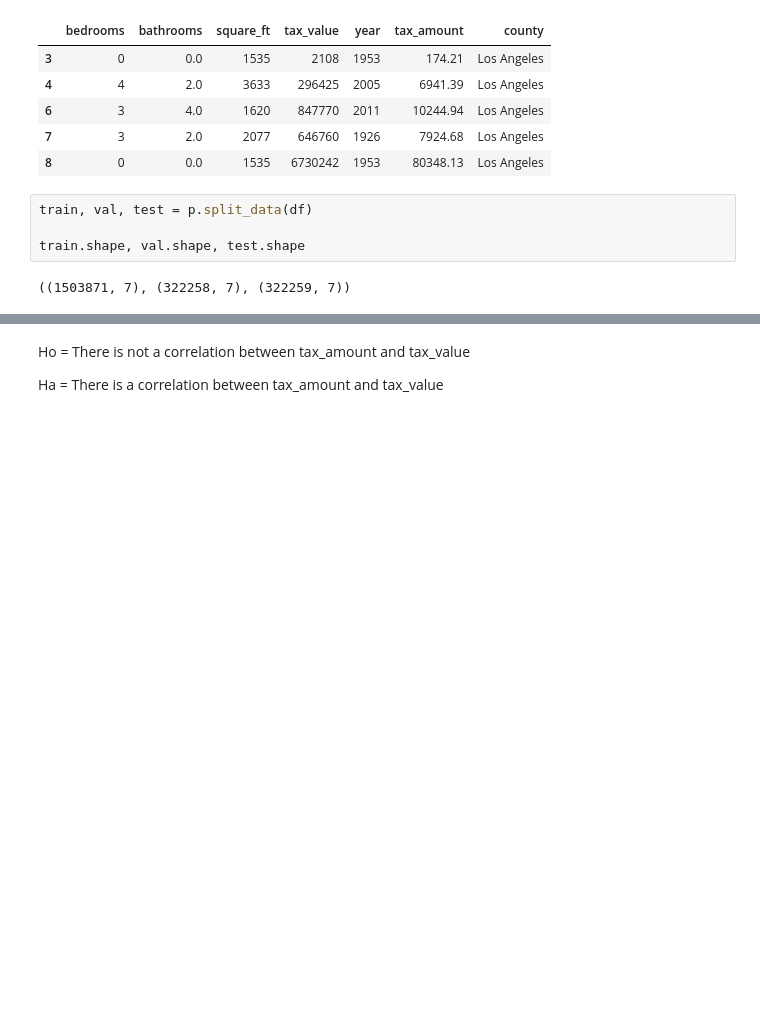
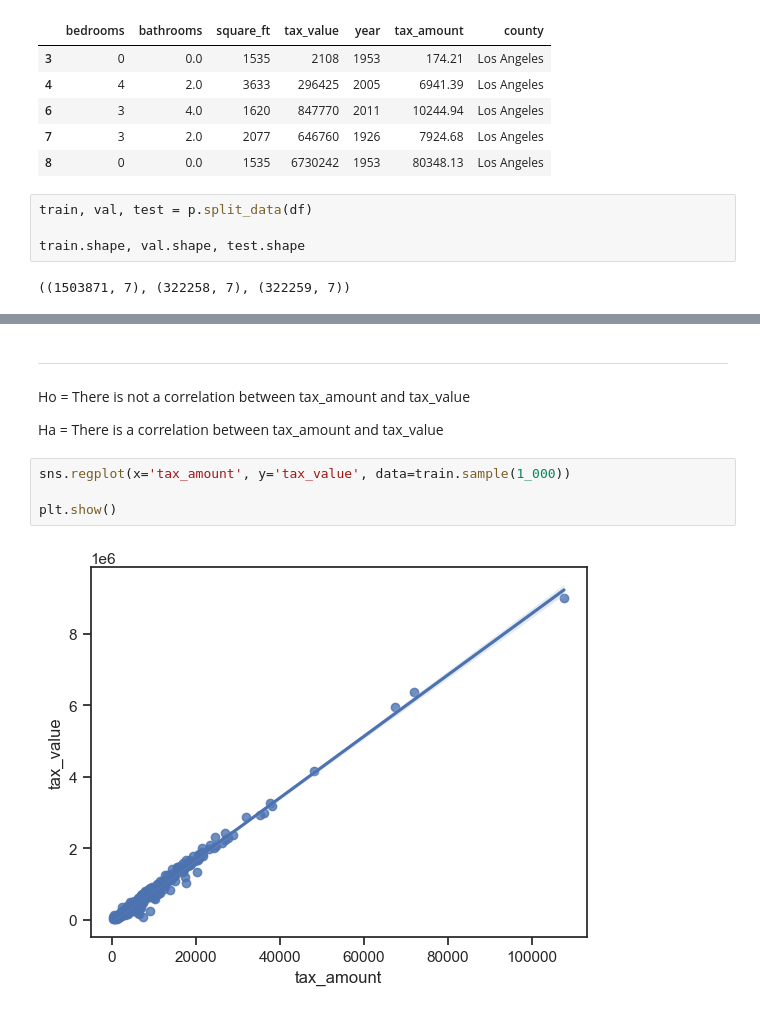
Before and after one commit to Msalazar2/regression-exercises, a Jupyter notebook: explore.ipynb, the cells around one changed output, grey strips where cells are left out. Cells and saved outputs as stored; diff of their text form; blank space fills up the shorter version.

```diff
--- a/explore.ipynb
+++ b/explore.ipynb
@@ -40,4 +76,12 @@ Ha = There is a correlation between square_ft and tax_amount
+# %% [markdown]
+---
 # %% [markdown]
 Ho = There is not a correlation between tax_amount and tax_value
 
 Ha = There is a correlation between tax_amount and tax_value
+# %%
+sns.regplot(x='tax_amount', y='tax_value', data=train.sample(1_000))
+
+plt.show()
+# %% [output]
+[figure, added]
```
Also changed, not shown: parts of 41 cells of this notebook, 2 other files.
